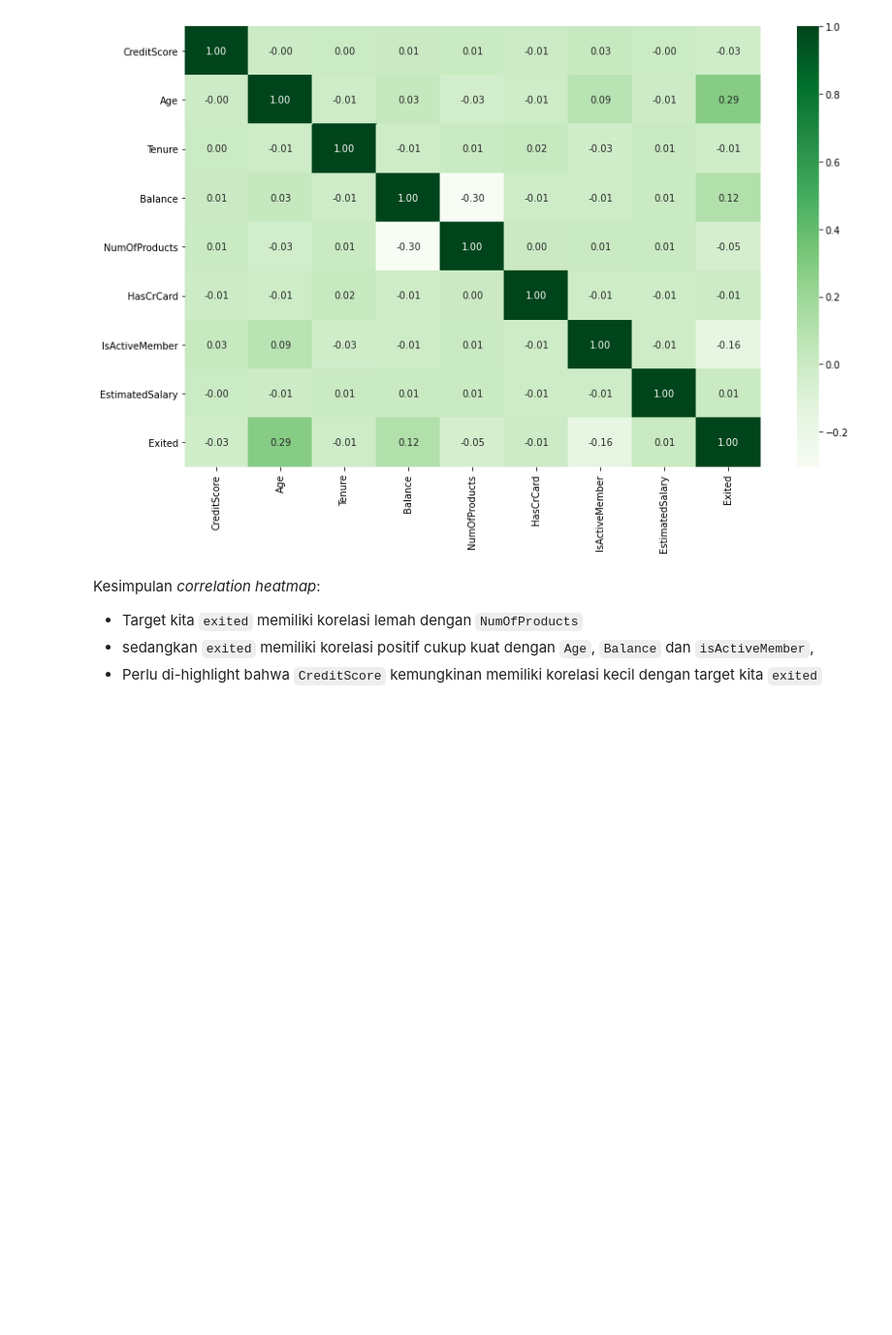
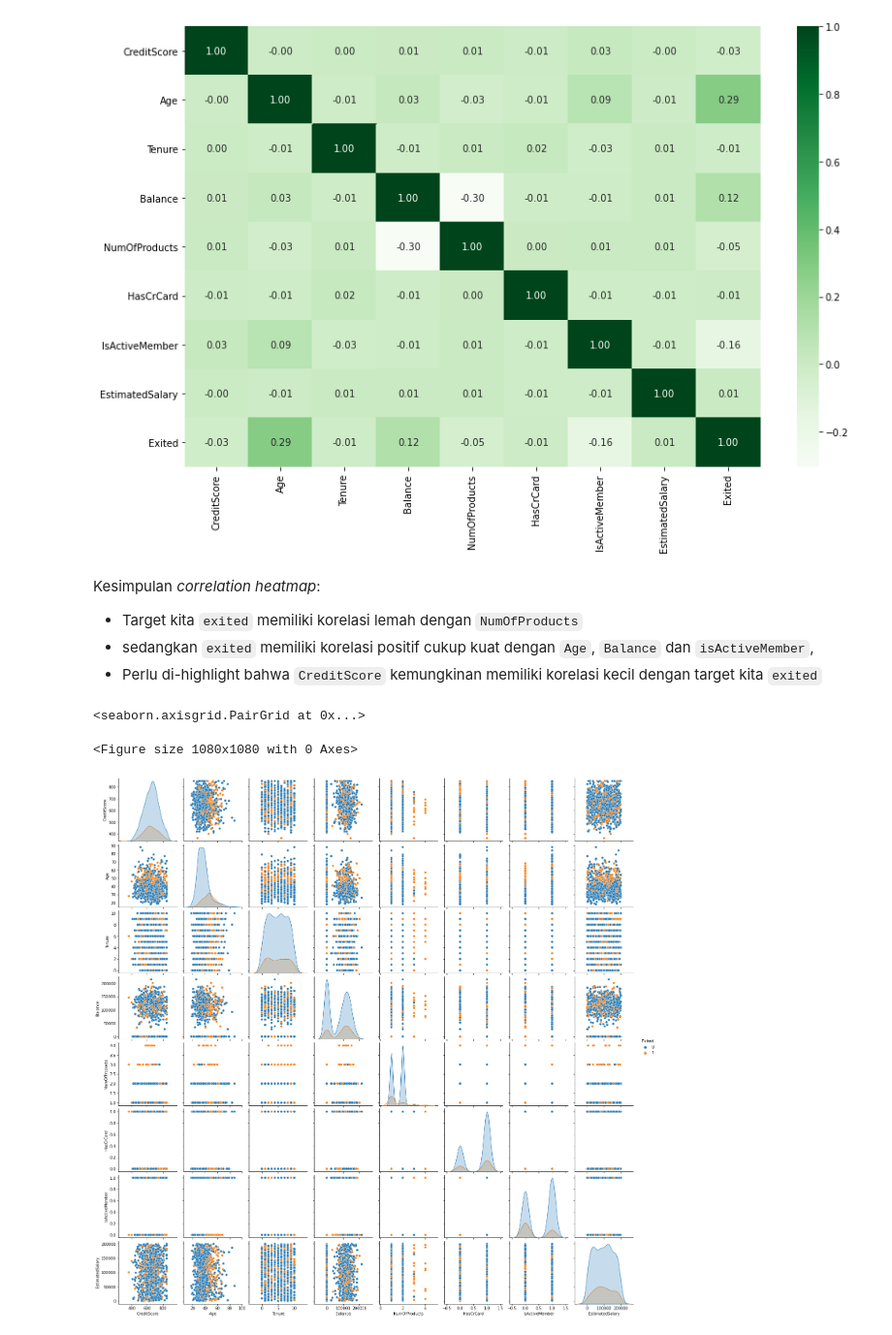
Before and after one commit to chakraskun/churn-modelling, a Jupyter notebook: eda.ipynb, the cells around one changed output. Shown at 97% size. Saved outputs shown, nothing was run; the diff lists cells and outputs as text; code cells hidden in the pictures; blank space fills up the shorter version.

```diff
--- a/eda.ipynb
+++ b/eda.ipynb
@@ -189,3 +193,11 @@ Kesimpulan *correlation heatmap*:
 * Target kita `exited` memiliki korelasi lemah dengan `NumOfProducts`
 * sedangkan `exited` memiliki korelasi positif cukup kuat dengan `Age`, `Balance` dan `isActiveMember`,
 * Perlu di-highlight bahwa `CreditScore` kemungkinan memiliki korelasi kecil dengan target kita `exited`
+# %%
+df_copy_sample = df_copy.sample(1000, random_state=453)
+plt.figure(figsize=(15, 15))
+sns.pairplot(df_copy_sample, diag_kind='kde', hue='Exited')
+# %% [output]
+<seaborn.axisgrid.PairGrid at 0x...>
+<Figure size 1080x1080 with 0 Axes>
+[figure, added]
```
Also changed, not shown: parts of 8 cells of this notebook.
